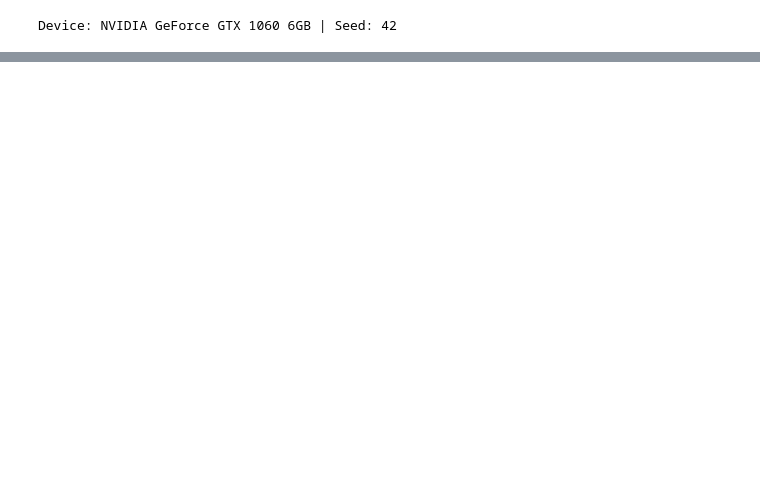
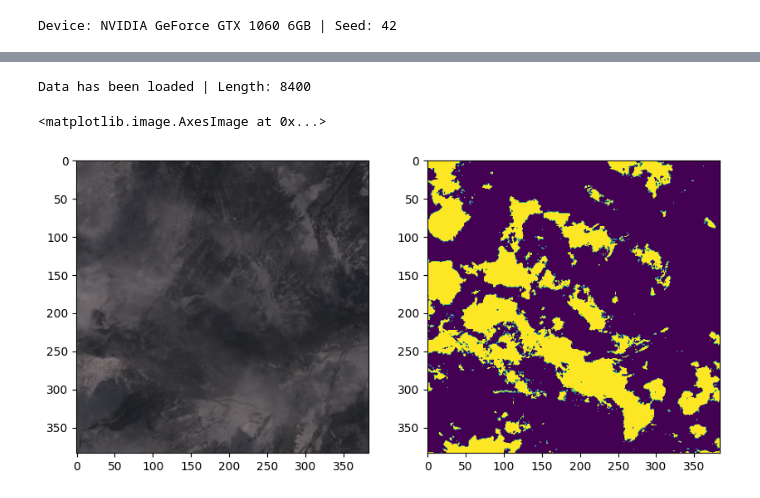
Before and after one commit to TheArtemis/Sapienza-AI-Lab-Project, a Jupyter notebook: 38-cloud-notebook.ipynb, the cells around one changed output, grey strips where cells are left out. Saved outputs shown, nothing was run; the diff lists cells and outputs as text; code cells hidden in the pictures; blank space fills up the shorter version.

Commit message:
Load of train dataset into Cloud38Dataset class

```diff
--- a/38-cloud-notebook.ipynb
+++ b/38-cloud-notebook.ipynb
@@ -19,12 +20,17 @@ Device: NVIDIA GeForce GTX 1060 6GB | Seed: 42
 # %%
 import os
 
-archive_path = os.path.join('data', 'archive.zip')
-cloud_test_path = os.path.join('data', '38-Cloud_test')
+DATA_FOLDER = 'data'
+
+archive_path = os.path.join(DATA_FOLDER, 'archive.zip')
+CLOUD_TEST_PATH = os.path.join(DATA_FOLDER, '38-Cloud_test')
+CLOUD_TRAIN_PATH = os.path.join(DATA_FOLDER, '38-Cloud_training')
 
 # flag to check if archive.zip has already been unzipped
-is_archive_unzipped = os.path.exists(cloud_test_path)
+is_archive_unzipped = os.path.exists(CLOUD_TEST_PATH) and os.path.exists(CLOUD_TRAIN_PATH)
 
 # raise error if archive.zip has not been found and it has not been unzipped yet
 if not os.path.exists(archive_path) and not is_archive_unzipped:
     raise Exception('Error: archive.zip is missing from data folder')
+
+print('Archive found. Unzipping...')
@@ -34,7 +42,11 @@ if (is_archive_unzipped == False):
 # %%
 if os.path.exists(archive_path) and is_archive_unzipped:
     !rm data/archive.zip
-# %%
-class Cloud38Dataset():
-    def __init__(self):
-        return
+# %%
+train_patches_name = 'training_patches_38-Cloud.csv'
+test_patches_name = 'test_patches_38-Cloud.csv'
+
+df_patches_train = pd.read_csv(os.path.join(CLOUD_TRAIN_PATH, train_patches_name))
+df_patches_test = pd.read_csv(os.path.join(CLOUD_TEST_PATH, test_patches_name))
+df_patches=pd.concat([df_patches_train,df_patches_test]).reset_index(drop=True)
+df_patches.head()
@@ -40,0 +123,13 @@ class Cloud38Dataset():
+# %%
+data = Cloud38Dataset(df_patches_train)
+print(f'Data has been loaded | Length: {len(data)}')
+# %% [output]
+Data has been loaded | Length: 8400
+# %%
+image_index = 7890
+fig, ax = plt.subplots(1, 2, figsize=(10, 9))
+ax[0].imshow(data.to_array(image_index))
+ax[1].imshow(data.to_mask(image_index))
+# %% [output]
+<matplotlib.image.AxesImage at 0x...>
+[figure, added]
```
Also changed, not shown: parts of 4 cells of this notebook.
